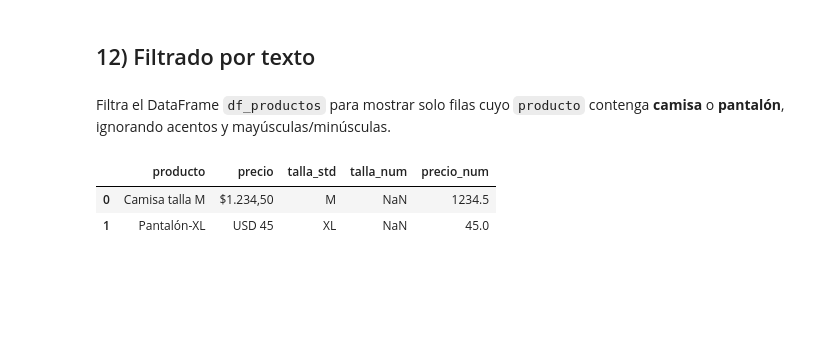
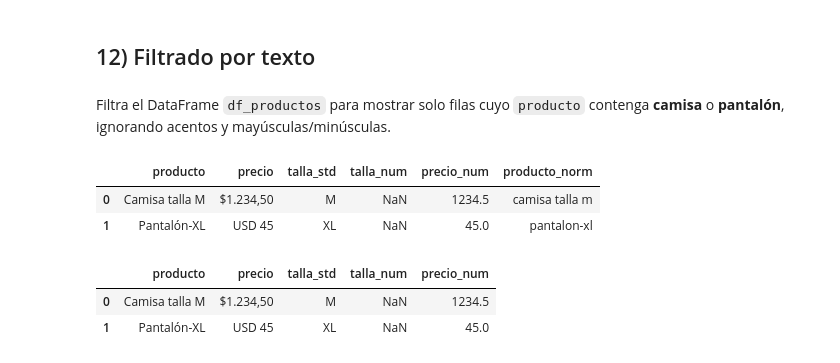
Before and after one commit to anasperezhoyos/nlp-upb_ana_sofia, a Jupyter notebook: notebooks/Practica_Limpieza_Texto (2).ipynb, the cells around one changed output. Saved outputs shown, nothing was run; the diff lists cells and outputs as text; code cells hidden in the pictures; blank space fills up the shorter version.

```diff
--- a/notebooks/Practica_Limpieza_Texto (2).ipynb
+++ b/notebooks/Practica_Limpieza_Texto (2).ipynb
@@ -527,6 +601,27 @@ Convierte la columna `precio` a numérico (`precio_num`) independiente del forma
 Filtra el DataFrame `df_productos` para mostrar solo filas cuyo `producto` contenga **camisa** o **pantalón**, ignorando acentos y mayúsculas/minúsculas.
 # %%
 # Copie su código aca
+import unicodedata
+
+def quitar_acentos_y_min(s):
+    if pd.isna(s):
+        return ""
+    s = str(s).lower()
+    s = unicodedata.normalize("NFD", s)
+    return "".join(ch for ch in s if unicodedata.category(ch) != "Mn")
+
+df_productos["producto_norm"] = df_productos["producto"].apply(quitar_acentos_y_min)
+
+mask = df_productos["producto_norm"].str.contains(
+    r"\b(camisa|pantalon)\b", regex=True, na=False
+)
+
+df_productos_filtrado = df_productos[mask].copy()
+display(df_productos_filtrado)
+# %% [output]
+|  | producto | precio | talla_std | talla_num | precio_num | producto_norm |
+| 0 | Camisa talla M | $1.234,50 | M | NaN | 1234.5 | camisa talla m |
+| 1 | Pantalón-XL | USD 45 | XL | NaN | 45.0 | pantalon-xl |
 # %%
 # %% [output]
 |  | producto | precio | talla_std | talla_num | precio_num |
```
Also changed, not shown: parts of 8 cells of this notebook.
